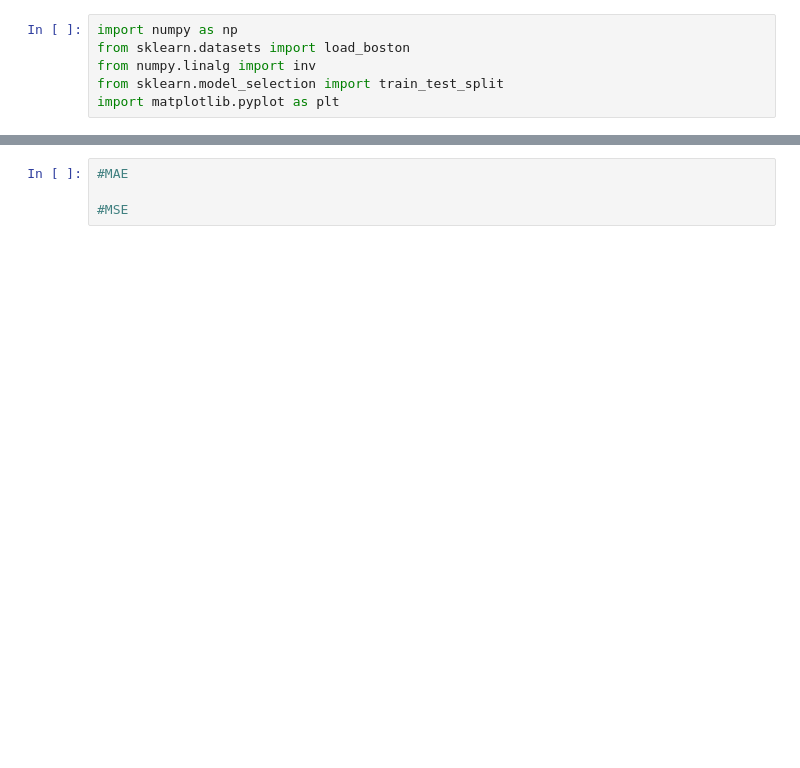
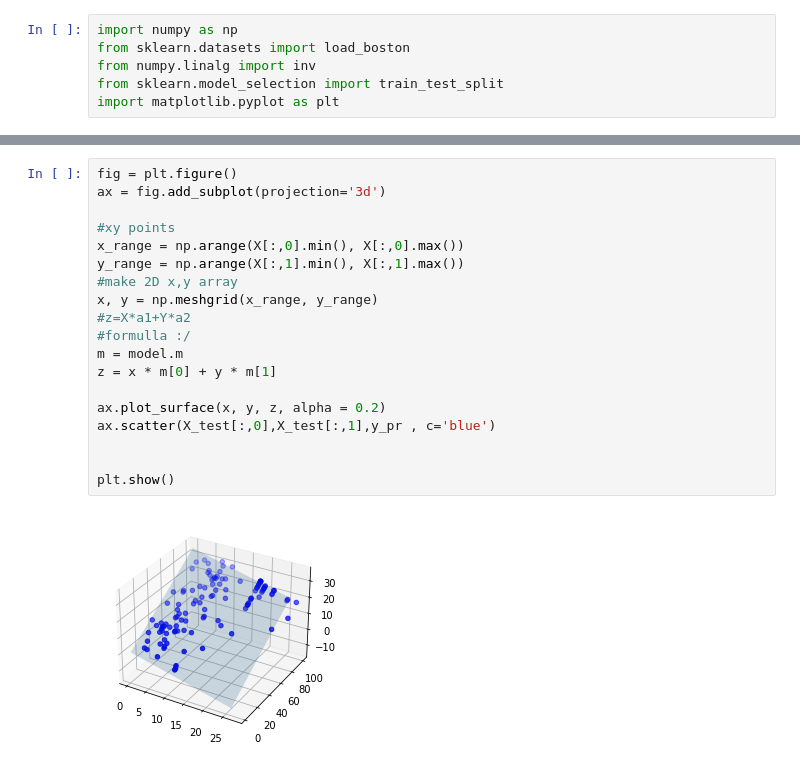
Before and after one commit to FatemeZamanian/Adaline, a Jupyter notebook: Boston-Adaline.ipynb, the cells around one changed output, grey strips where cells are left out. Drawn from its saved outputs; the diff is of its cells as text; blank space fills up the shorter version.

```diff
--- a/Boston-Adaline.ipynb
+++ b/Boston-Adaline.ipynb
@@ -81,4 +78,21 @@ ax.view_init(-180, 60)
 # %%
-#MAE
+fig = plt.figure()
+ax = fig.add_subplot(projection='3d')
 
-#MSE
+#xy points
+x_range = np.arange(X[:,0].min(), X[:,0].max())
+y_range = np.arange(X[:,1].min(), X[:,1].max())
+#make 2D x,y array
+x, y = np.meshgrid(x_range, y_range)
+#z=X*a1+Y*a2
+#formulla :/
+m = model.m
+z = x * m[0] + y * m[1]
+
+ax.plot_surface(x, y, z, alpha = 0.2)
+ax.scatter(X_test[:,0],X_test[:,1],y_pr , c='blue')
+
+
+plt.show()
+# %% [output]
+[figure, added]
```
Also changed, not shown: parts of 6 cells of this notebook.
